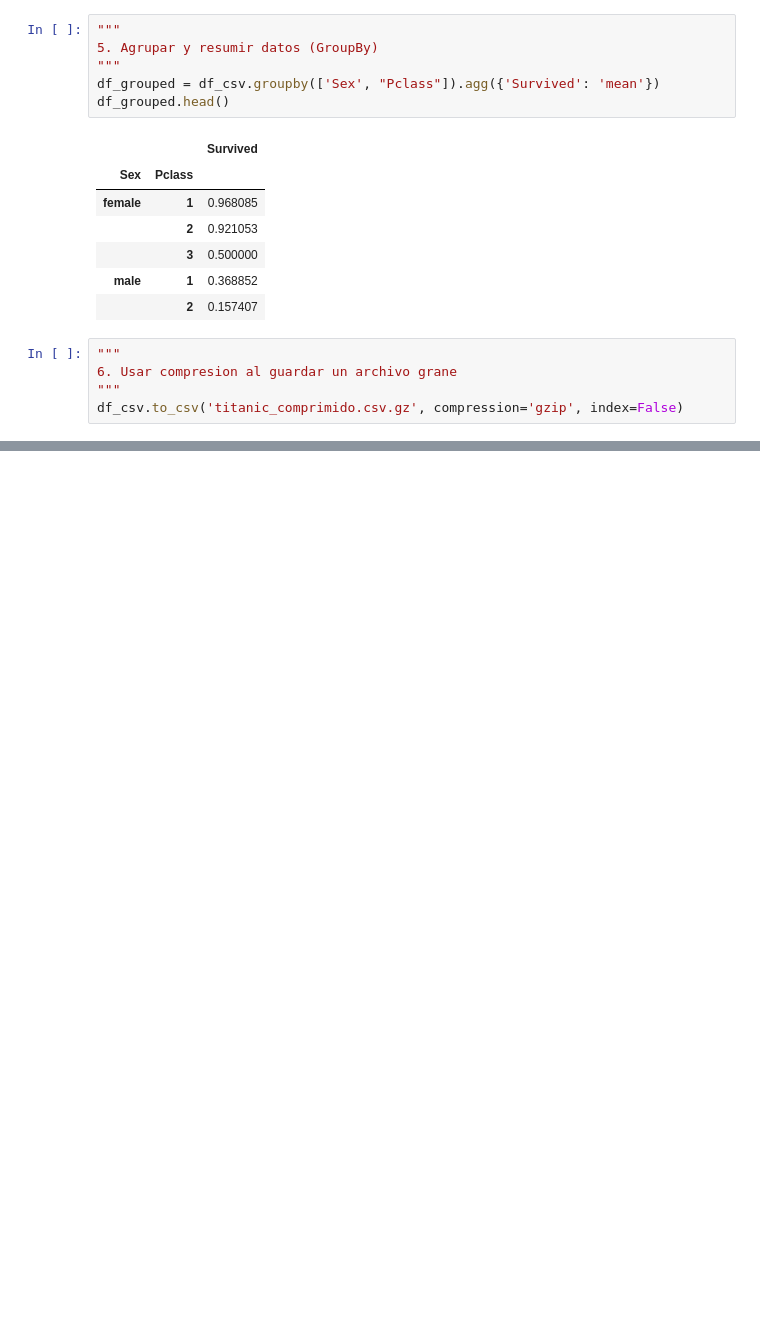
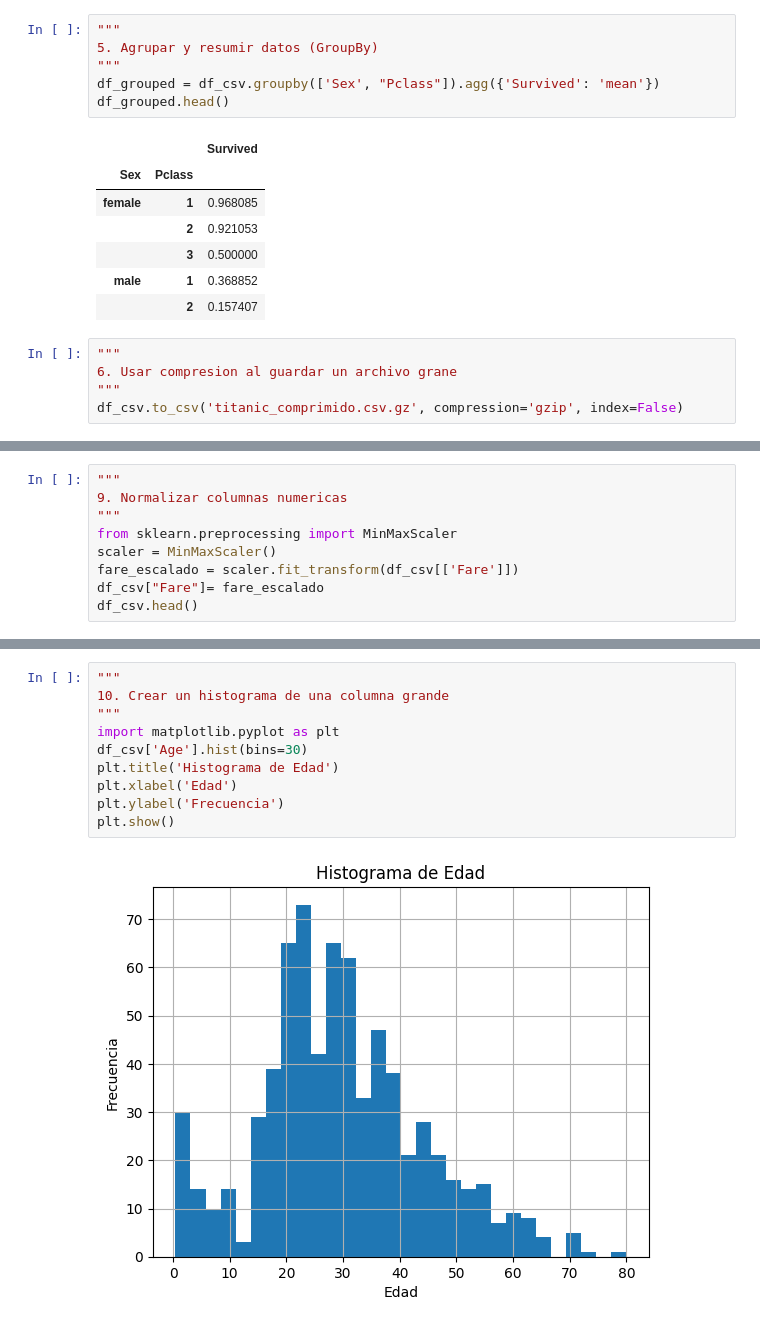
Before and after one commit to JosuePerezValenzuela/Module6_Work3, a Jupyter notebook: tarea3.ipynb, the cells around one changed output, grey strips where cells are left out. Saved outputs shown, nothing was run; the diff lists cells and outputs as text; blank space fills up the shorter version.

```diff
--- a/tarea3.ipynb
+++ b/tarea3.ipynb
@@ -115,0 +148,9 @@ df_csv.to_csv('titanic_comprimido.csv.gz', compression='gzip', index=False)
+# %%
+"""
+9. Normalizar columnas numericas
+"""
+from sklearn.preprocessing import MinMaxScaler
+scaler = MinMaxScaler()
+fare_escalado = scaler.fit_transform(df_csv[['Fare']])
+df_csv["Fare"]= fare_escalado
+df_csv.head()
@@ -115,0 +164,12 @@ df_csv.to_csv('titanic_comprimido.csv.gz', compression='gzip', index=False)
+# %%
+"""
+10. Crear un histograma de una columna grande
+"""
+import matplotlib.pyplot as plt
+df_csv['Age'].hist(bins=30)
+plt.title('Histograma de Edad')
+plt.xlabel('Edad')
+plt.ylabel('Frecuencia')
+plt.show()
+# %% [output]
+[figure, added]
```
Also changed, not shown: parts of 3 cells of this notebook, 4 other files.
